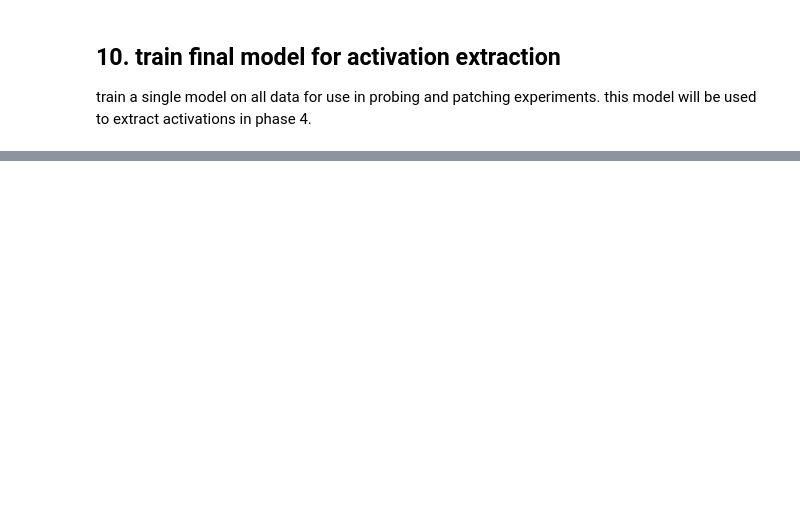
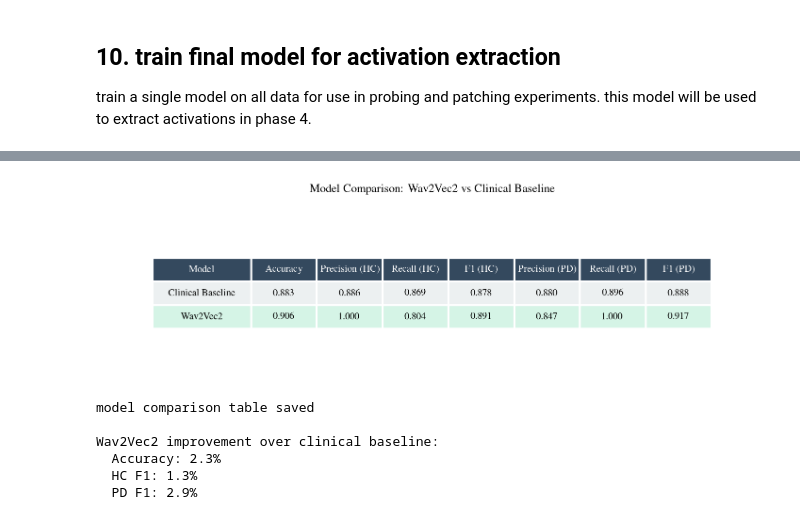
Before and after one commit to smayan-gowda/pd-interpretability, a Jupyter notebook: notebooks/local/03_train_wav2vec2_local.ipynb, the cells around one changed output, grey strips where cells are left out. Saved outputs shown, nothing was run; the diff lists cells and outputs as text; code cells hidden in the pictures; blank space fills up the shorter version.

```diff
--- a/notebooks/local/03_train_wav2vec2_local.ipynb
+++ b/notebooks/local/03_train_wav2vec2_local.ipynb
@@ -1117,0 +1505,75 @@ print(f"test accuracy: {best_acc:.1%}")
+# %%
+# figure: model comparison table (wav2vec2 vs clinical baseline)
+# create comparison dataframe
+comparison_data = {
+    'Model': ['Clinical Baseline', 'Wav2Vec2'],
+    'Accuracy': [0.883, final_test_metrics['accuracy']],
+    'Precision (HC)': [0.886, wav2vec2_report['HC']['precision']],
+    'Recall (HC)': [0.869, wav2vec2_report['HC']['recall']],
+    'F1 (HC)': [0.878, wav2vec2_report['HC']['f1-score']],
+    'Precision (PD)': [0.880, wav2vec2_report['PD']['precision']],
+    'Recall (PD)': [0.896, wav2vec2_report['PD']['recall']],
+    'F1 (PD)': [0.888, wav2vec2_report['PD']['f1-score']],
+}
+
+comparison_df = pd.DataFrame(comparison_data)
+
+fig, ax = plt.subplots(figsize=(12, 3))
+ax.axis('tight')
+ax.axis('off')
+
+# format values to 3 decimal places
+table_data = []
+for i in range(len(comparison_df)):
+    row = [comparison_df.iloc[i, 0]]  # model name
+    row.extend([f"{comparison_df.iloc[i, j]:.3f}" for j in range(1, len(comparison_df.columns))])
+    table_data.append(row)
+
+table = ax.table(cellText=table_data,
+                colLabels=comparison_df.columns,
+                cellLoc='center',
+                loc='center',
+                colWidths=[0.15] + [0.1] * (len(comparison_df.columns) - 1))
+
+table.auto_set_font_size(False)
+table.set_fontsize(10)
+table.scale(1, 2)
+
+# styling
+for (i, j), cell in table.get_celld().items():
+    if i == 0:  # header
+        cell.set_facecolor('#34495e')
+        cell.set_text_props(weight='bold', color='white')
+    elif i == 1:  # clinical baseline
+        cell.set_facecolor('#ecf0f1')
+    elif i == 2:  # wav2vec2
+        cell.set_facecolor('#d5f4e6')
+
+    cell.set_edgecolor('white')
+    cell.set_linewidth(2)
+
+plt.title(r'Model Comparison: Wav2Vec2 vs Clinical Baseline', fontsize=12, pad=20, weight='bold')
+
+# save
+plt.savefig(output_dir / 'model_comparison_table.png', dpi=300, bbox_inches='tight')
+plt.savefig(output_dir / 'model_comparison_table.pdf', dpi=300, bbox_inches='tight')
+
+main_fig_dir = project_root / 'results' / 'figures'
+plt.savefig(main_fig_dir / 'fig_p3_05_model_comparison.png', dpi=300, bbox_inches='tight')
+plt.savefig(main_fig_dir / 'fig_p3_05_model_comparison.pdf', dpi=300, bbox_inches='tight')
+
+plt.show()
+
+print(f"model comparison table saved")
+print(f"\nWav2Vec2 improvement over clinical baseline:")
+print(f"  Accuracy: {(final_test_metrics['accuracy'] - 0.883) * 100:.1f}%")
+print(f"  HC F1: {(wav2vec2_report['HC']['f1-score'] - 0.878) * 100:.1f}%")
+print(f"  PD F1: {(wav2vec2_report['PD']['f1-score'] - 0.888) * 100:.1f}%")
+# %% [output]
+[figure, added]
+model comparison table saved
+
+Wav2Vec2 improvement over clinical baseline:
+  Accuracy: 2.3%
+  HC F1: 1.3%
+  PD F1: 2.9%
```
Also changed, not shown: parts of 19 cells of this notebook.
